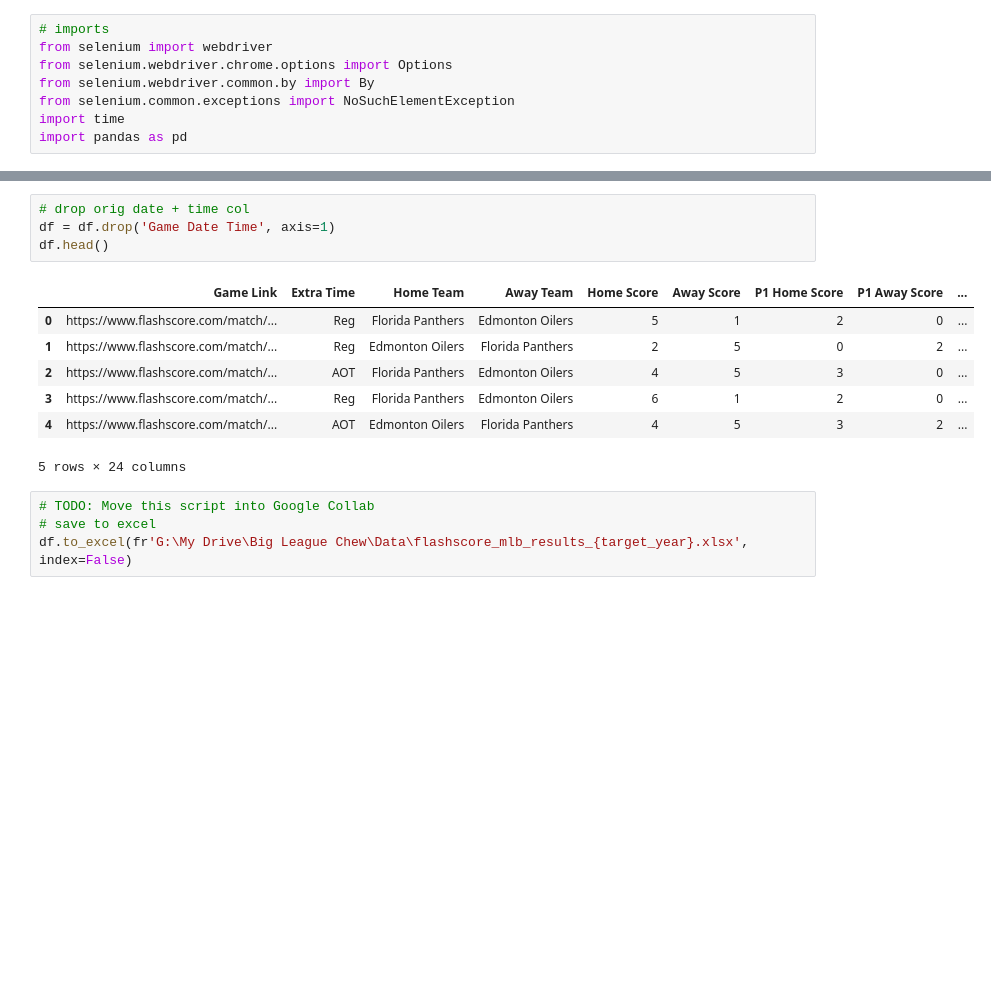
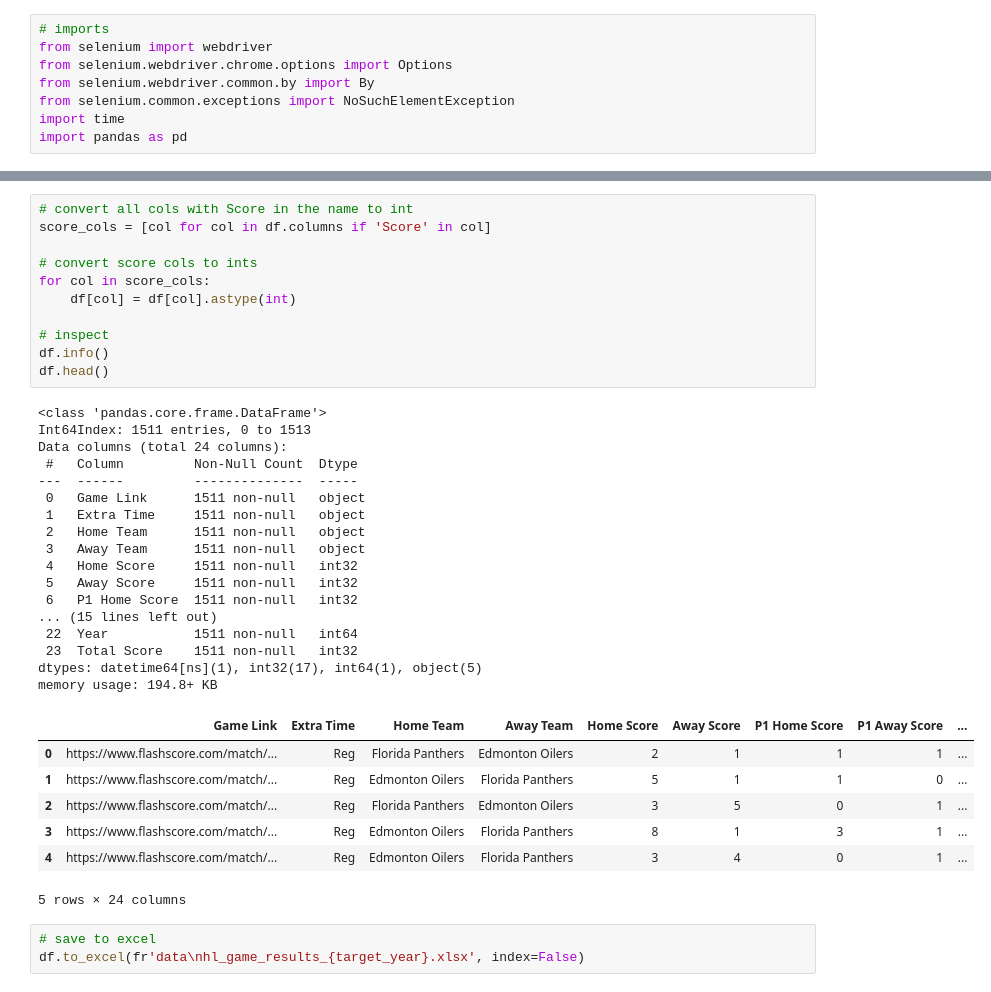
Before and after one commit to emmettd247/SportOnIce, a Jupyter notebook: get_boxscores.ipynb, the cells around one changed output, grey strips where cells are left out. Cells and saved outputs as stored; diff of their text form; blank space fills up the shorter version.

Commit message:
Update get_boxscores and pull 2023 & 2025 YTD data

```diff
--- a/get_boxscores.ipynb
+++ b/get_boxscores.ipynb
@@ -275,16 +284,39 @@ df.head()
-# %%
-# drop orig date + time col
-df = df.drop('Game Date Time', axis=1)
-df.head()
-# %% [output]
-|  | Game Link | Extra Time | Home Team | Away Team | Home Score | Away Score | P1 Home Score | P1 Away Score | ... |
-| 0 | https://www.flashscore.com/match/... | Reg | Florida Panthers | Edmonton Oilers | 5 | 1 | 2 | 0 | ... |
-| 1 | https://www.flashscore.com/match/... | Reg | Edmonton Oilers | Florida Panthers | 2 | 5 | 0 | 2 | ... |
-| 2 | https://www.flashscore.com/match/... | AOT | Florida Panthers | Edmonton Oilers | 4 | 5 | 3 | 0 | ... |
-| 3 | https://www.flashscore.com/match/... | Reg | Florida Panthers | Edmonton Oilers | 6 | 1 | 2 | 0 | ... |
-| 4 | https://www.flashscore.com/match/... | AOT | Edmonton Oilers | Florida Panthers | 4 | 5 | 3 | 2 | ... |
-5 rows × 24 columns
+# %%
+# convert all cols with Score in the name to int
+score_cols = [col for col in df.columns if 'Score' in col]
+
+# convert score cols to ints
+for col in score_cols:
+    df[col] = df[col].astype(int)
+
+# inspect
+df.info()
+df.head()
+# %% [output]
+<class 'pandas.core.frame.DataFrame'>
+Int64Index: 1511 entries, 0 to 1513
+Data columns (total 24 columns):
+ #   Column         Non-Null Count  Dtype
+---  ------         --------------  -----
+ 0   Game Link      1511 non-null   object
+ 1   Extra Time     1511 non-null   object
+ 2   Home Team      1511 non-null   object
+ 3   Away Team      1511 non-null   object
+ 4   Home Score     1511 non-null   int32
+ 5   Away Score     1511 non-null   int32
+ 6   P1 Home Score  1511 non-null   int32
+... (15 lines left out)
+ 22  Year           1511 non-null   int64
+ 23  Total Score    1511 non-null   int32
+dtypes: datetime64[ns](1), int32(17), int64(1), object(5)
+memory usage: 194.8+ KB
+|  | Game Link | Extra Time | Home Team | Away Team | Home Score | Away Score | P1 Home Score | P1 Away Score | ... |
+| 0 | https://www.flashscore.com/match/... | Reg | Florida Panthers | Edmonton Oilers | 2 | 1 | 1 | 1 | ... |
+| 1 | https://www.flashscore.com/match/... | Reg | Edmonton Oilers | Florida Panthers | 5 | 1 | 1 | 0 | ... |
+| 2 | https://www.flashscore.com/match/... | Reg | Florida Panthers | Edmonton Oilers | 3 | 5 | 0 | 1 | ... |
+| 3 | https://www.flashscore.com/match/... | Reg | Edmonton Oilers | Florida Panthers | 8 | 1 | 3 | 1 | ... |
+| 4 | https://www.flashscore.com/match/... | Reg | Edmonton Oilers | Florida Panthers | 3 | 4 | 0 | 1 | ... |
+5 rows × 24 columns
 # %%
-# TODO: Move this script into Google Collab
 # save to excel
-df.to_excel(fr'G:\My Drive\Big League Chew\Data\flashscore_mlb_results_{target_year}.xlsx', index=False)
+df.to_excel(fr'data\nhl_game_results_{target_year}.xlsx', index=False)
```
Also changed, not shown: parts of 6 cells of this notebook, 2 other files.
